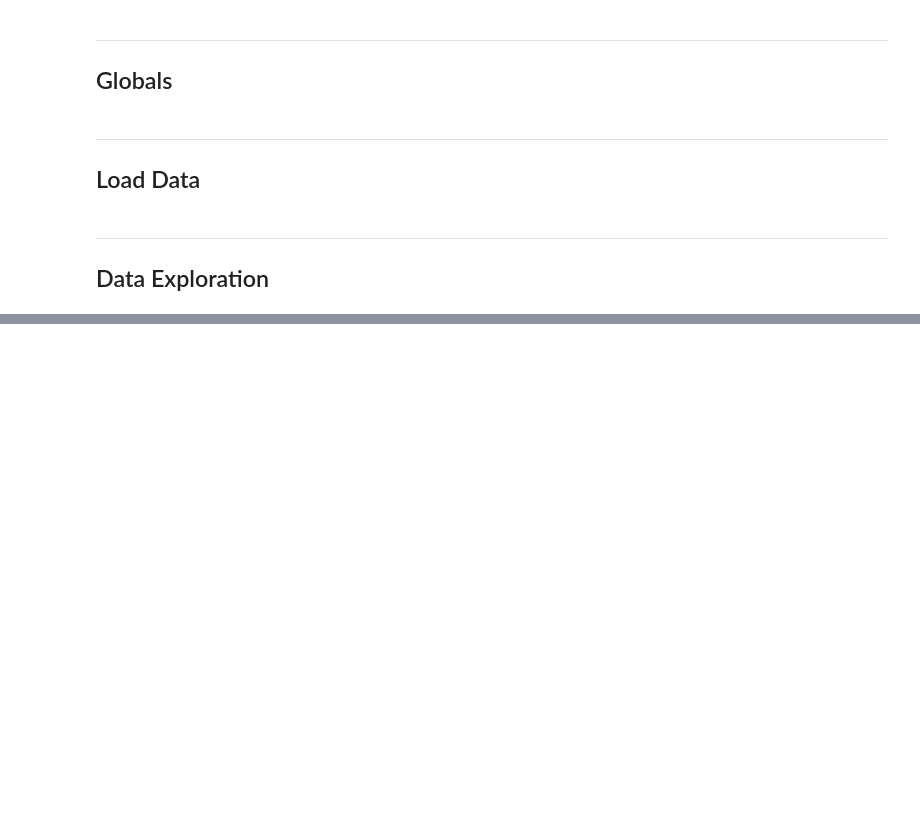
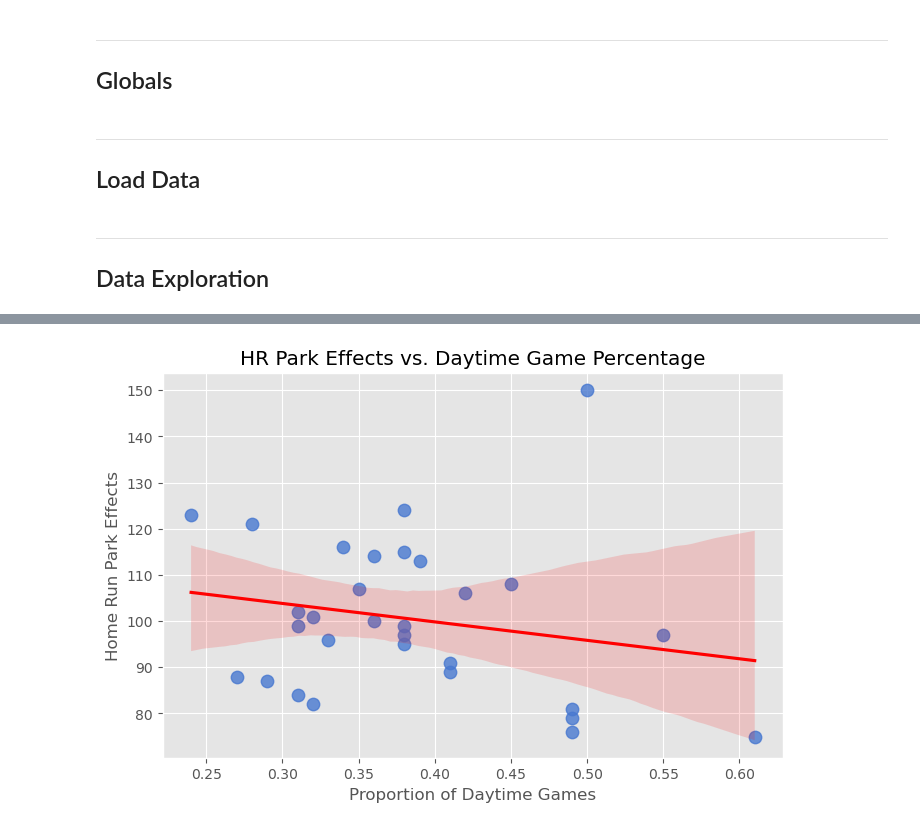
Before and after one commit to NOUR-2025/Reproducibility, a Jupyter notebook: template.ipynb, the cells around one changed output, grey strips where cells are left out. Saved outputs shown, nothing was run; the diff lists cells and outputs as text; code cells hidden in the pictures; blank space fills up the shorter version.

```diff
--- a/template.ipynb
+++ b/template.ipynb
@@ -101,0 +172,16 @@ df = load_dataset(DATA)
+# %%
+plt.figure(figsize=(8, 5))
+
+sns.regplot(
+    data=df,
+    x="daytime",
+    y="hr_park_effects",
+    scatter_kws={"s": 80},
+    line_kws={"color": "red"})
+
+plt.title("HR Park Effects vs. Daytime Game Percentage")
+plt.xlabel("Proportion of Daytime Games")
+plt.ylabel("Home Run Park Effects")
+plt.show()
+# %% [output]
+[figure, added]
```
Also changed, not shown: parts of 6 cells of this notebook.
